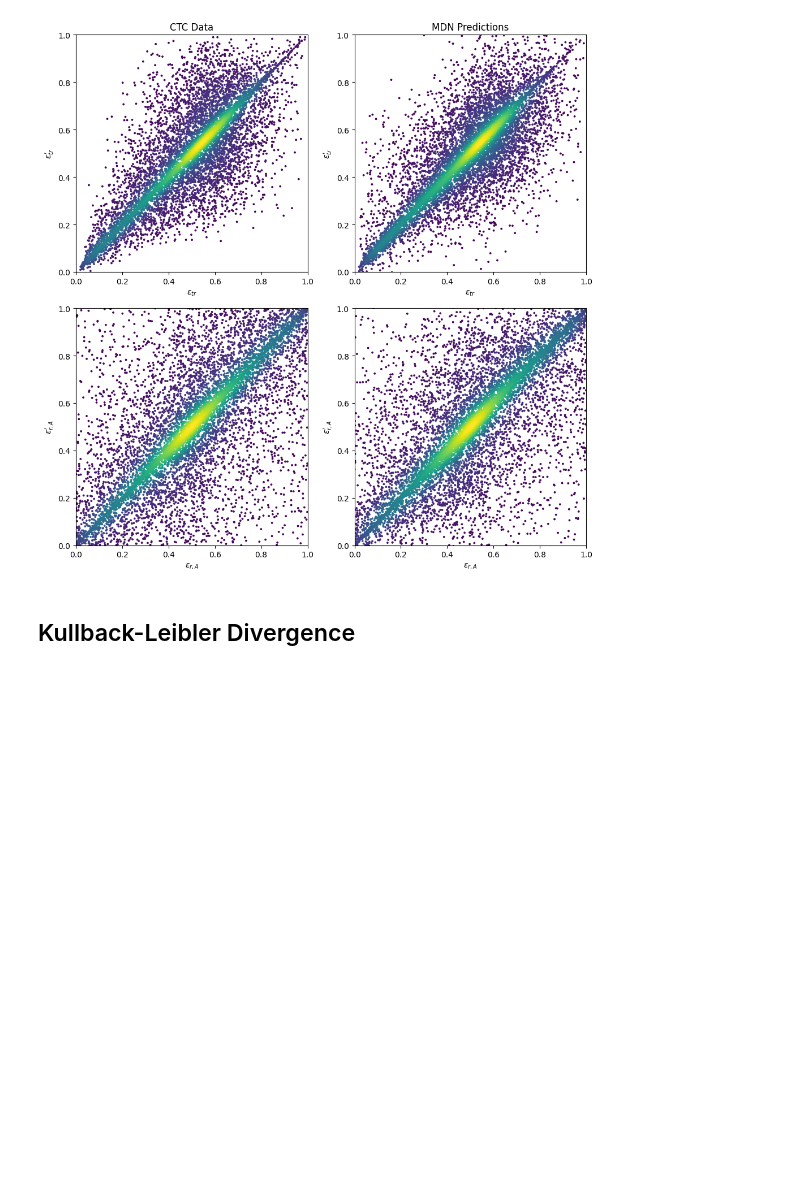
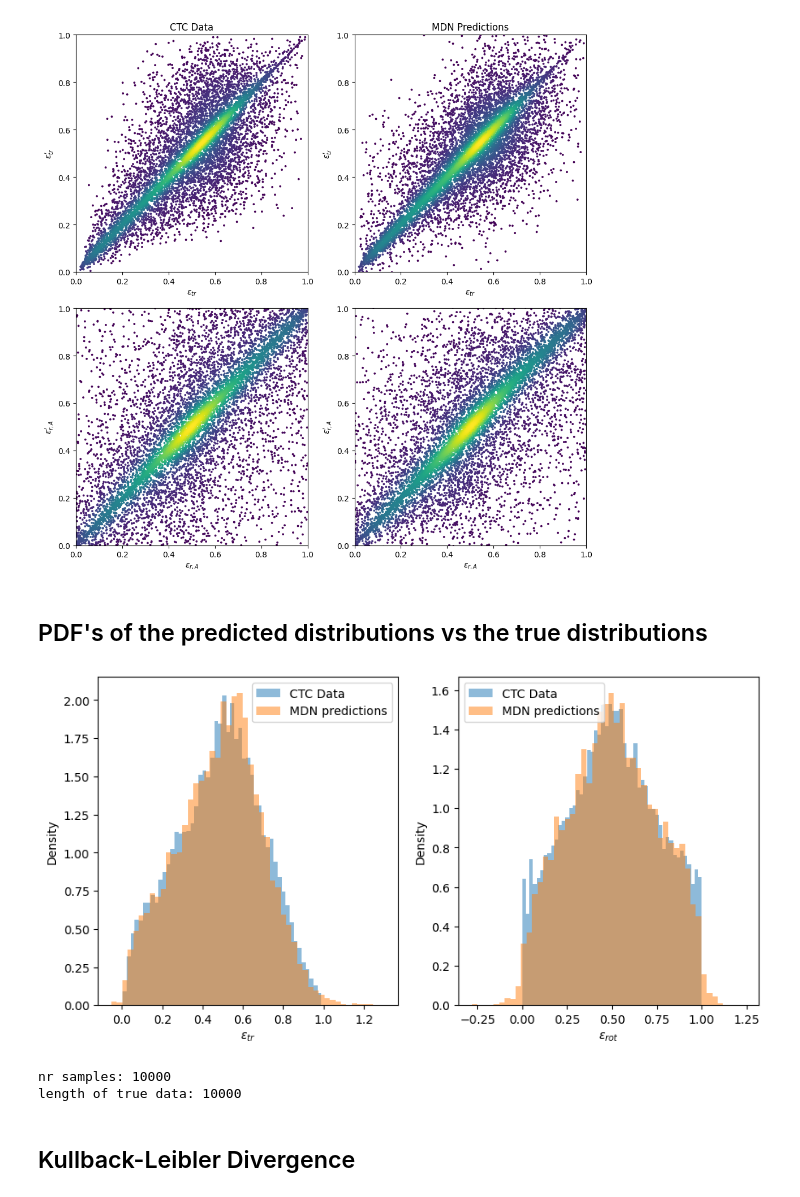
Before and after one commit to TijnZeelenberg/scatteringkernels, a Jupyter notebook: machinelearning/visualisations.ipynb, the cells around one changed output. Cells and saved outputs as stored; diff of their text form; code cells hidden in the pictures; blank space fills up the shorter version.

Commit message:
feat(plotting): add histograms to visualisations

```diff
--- a/machinelearning/visualisations.ipynb
+++ b/machinelearning/visualisations.ipynb
@@ -154,6 +154,62 @@ Finished plot 2
 Finished plot 3
 Finished plot 4
 [figure]
+# %% [markdown]
+## PDF's of the predicted distributions vs the true distributions
+# %%
+import torch
+import numpy as np
+from mdn_utils import data_preparation, sample_mdn
+from mdn import MixtureDensityNetwork
+import matplotlib.pyplot as plt
+
+gas = "H2H2"
+
+# Load model
+if gas == "O2O2":
+    model_path = "trainedmodels/mdn_O2O2_collision_model.pth"
+    DATAFILE = "datasets/O2O2_collisions.csv"
+elif gas == "H2H2":
+    model_path = "trainedmodels/mdn_H2H2_collision_model.pth"
+    DATAFILE = "datasets/H2H2_collisions.csv"
+
+inputs,outputs,_,_ = data_preparation(DATAFILE, nr_samples=10000)
+inputdata, outputdata = inputs.numpy(), outputs.numpy()
+
+ckpt = torch.load(model_path, map_location="cpu")
+state_dict = ckpt.get("model_state_dict", ckpt)
+K = state_dict["pi_layer.weight"].shape[0]
+mdn_model = MixtureDensityNetwork(
+    input_dim=3,
+    output_dim=2,
+    num_mixtures=K
+)
+mdn_model.load_state_dict(state_dict)
+
+# Sample the predicted mixtures
+samples = sample_mdn(mdn_model, inputdata=inputdata, in_mean=ckpt.get("in_mean"), in_std=ckpt.get("in_std"), out_mean=ckpt.get("out_mean"), out_std=ckpt.get("out_std"))
+
+# Plot histogram of ctc data and predicted data
+fig, ax = plt.subplots(1, 2, figsize=(10, 5))
+ax[0].hist(outputdata[:, 0], bins=50, alpha=0.5, label='CTC Data', density=True)
+ax[0].hist(samples[:, 0], bins=50, alpha=0.5, label='MDN predictions', density=True)
+ax[0].set_xlabel('$\\epsilon_{tr}$')
+ax[0].set_ylabel('Density')
+ax[0].legend()
+
+ax[1].hist(outputdata[:, 1], bins=50, alpha=0.5, label='CTC Data', density=True)
+ax[1].hist(samples[:, 1], bins=50, alpha=0.5, label='MDN predictions', density=True)
+ax[1].set_xlabel('$\\epsilon_{rot}$')
+ax[1].set_ylabel('Density')
+ax[1].legend()
+plt.show()
+
+print("nr samples:", samples.shape[0])
+print("length of true data:", outputdata.shape[0])
+# %% [output]
+[figure, added]
+nr samples: 10000
+length of true data: 10000
 # %% [markdown]
 ## Kullback-Leibler Divergence
 # %%
```
Also changed, not shown: 1 other file.
